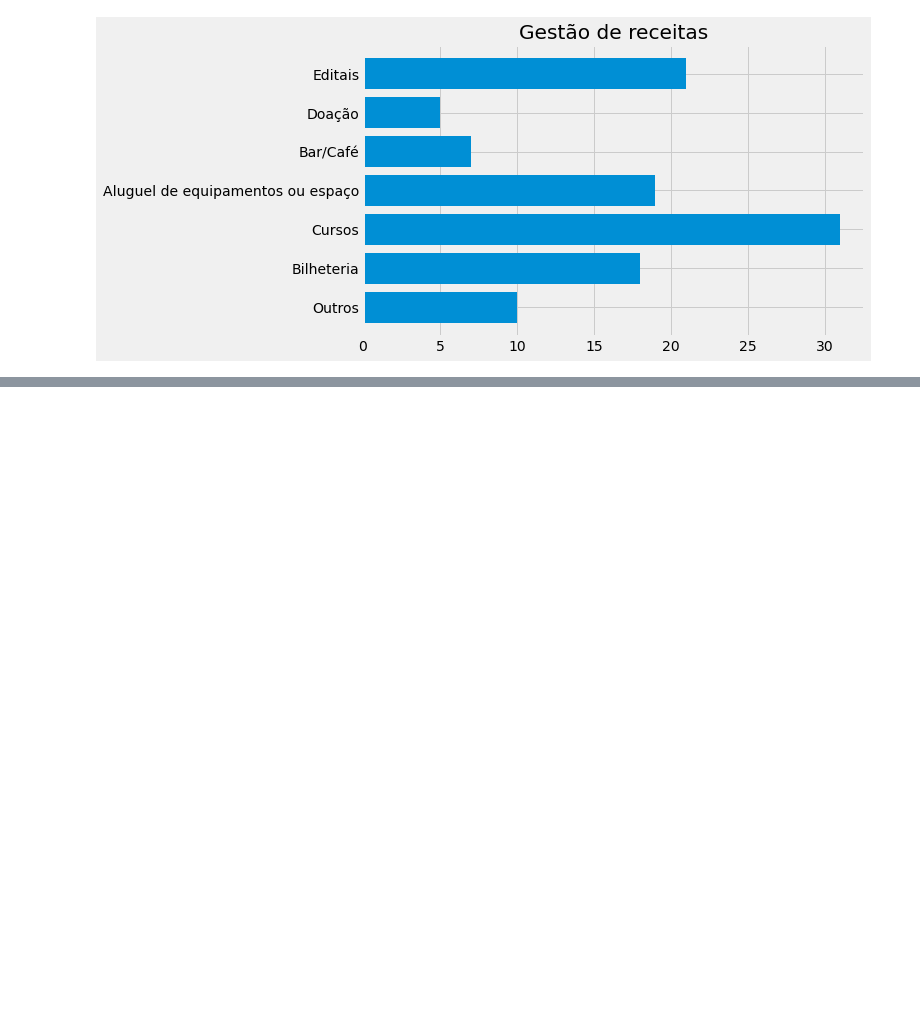
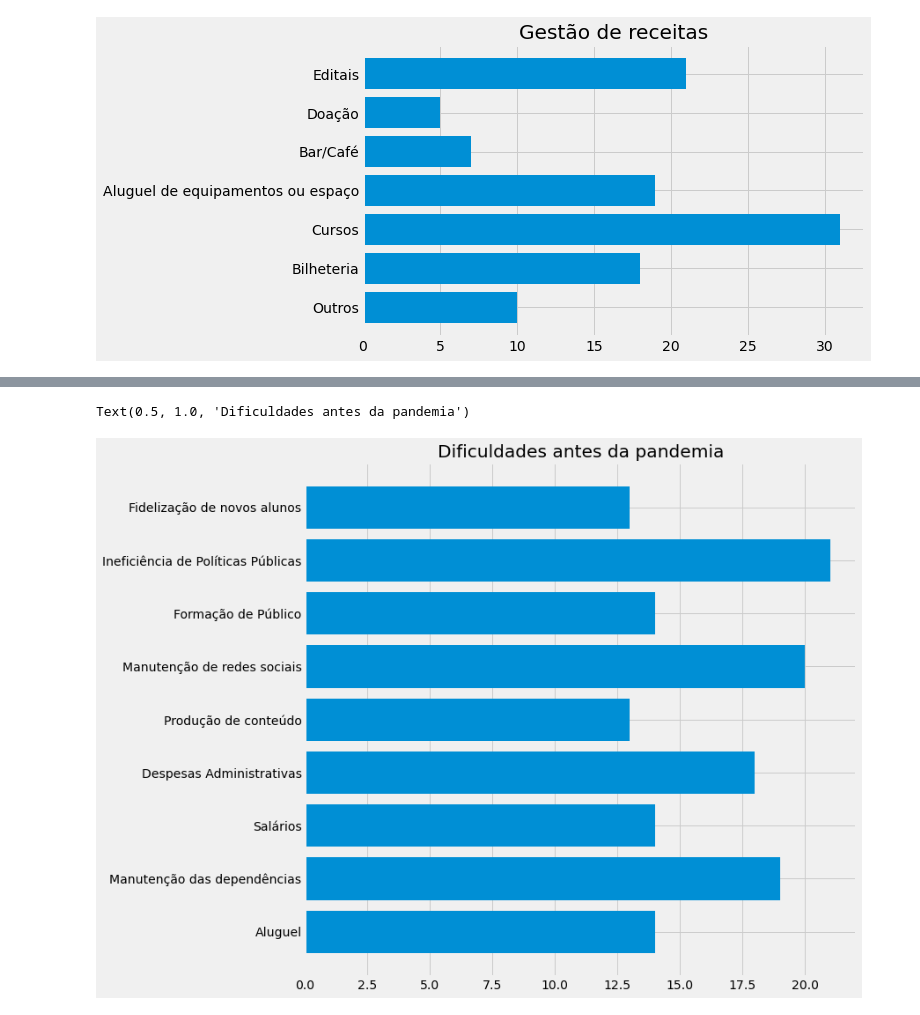
Before and after one commit to pauloestrella1994/analise_de_dados_enquete_cultural_curitiba, a Jupyter notebook: Analise_dados_culturais_notebook.ipynb, the cells around one changed output, grey strips where cells are left out. Cells and saved outputs as stored; diff of their text form; code cells hidden in the pictures; blank space fills up the shorter version.

```diff
--- a/Analise_dados_culturais_notebook.ipynb
+++ b/Analise_dados_culturais_notebook.ipynb
@@ -134,0 +169,41 @@ Text(0.5, 1.0, 'Gestão de receitas')
+# %%
+#Dificuldades antes da pandemia
+dados_antes_pandemia = dados_relativos['Quais as maiores dificuldades enfrentadas pelo seu espaço antes da pandemia?']
+
+df_list_antes_pandemia = [i for i in dados_antes_pandemia]
+df_antes_pandemia = ','.join(df_list_antes_pandemia)
+
+aluguel = df_antes_pandemia.count('aluguel do espaço')
+manutencao = df_antes_pandemia.count('manutenção do espaço físico')
+salario = df_antes_pandemia.count('salário dos funcionários')
+despesas_adm = df_antes_pandemia.count('despesas administrativas')
+conteudo_virtual = df_antes_pandemia.count('Produção de conteúdo virtual')
+redes_sociais = df_antes_pandemia.count('Alimentação de redes sociais')
+formacao_publico = df_antes_pandemia.count('Formação de público')
+politicas_publicas = df_antes_pandemia.count('Insuficiência de políticas públicas')
+fidelizacao = df_antes_pandemia.count('Fidelização de novos alunos')
+
+
+dados_dif_pre_pandemia = {
+    'Aluguel': aluguel,
+    'Manutenção das dependências': manutencao,
+    'Salários': salario,
+    'Despesas Administrativas': despesas_adm,
+    'Produção de conteúdo': conteudo_virtual,
+    'Manutenção de redes sociais': redes_sociais,
+    'Formação de Público': formacao_publico,
+    'Ineficiência de Políticas Públicas': politicas_publicas,
+    'Fidelização de novos alunos': fidelizacao
+}
+
+group_data_dificuldades_pre = list(dados_dif_pre_pandemia.values())
+group_names_dificuldades_pre = list(dados_dif_pre_pandemia.keys())
+
+fig, ax = plt.subplots()
+ax.barh(group_names_dificuldades_pre, group_data_dificuldades_pre)
+plt.style.use('fivethirtyeight')
+plt.rcParams["figure.figsize"] = (10,10)
+plt.title('Dificuldades antes da pandemia')
+# %% [output]
+Text(0.5, 1.0, 'Dificuldades antes da pandemia')
+[figure, added]
```
Also changed, not shown: parts of 3 cells of this notebook, 1 other file.
